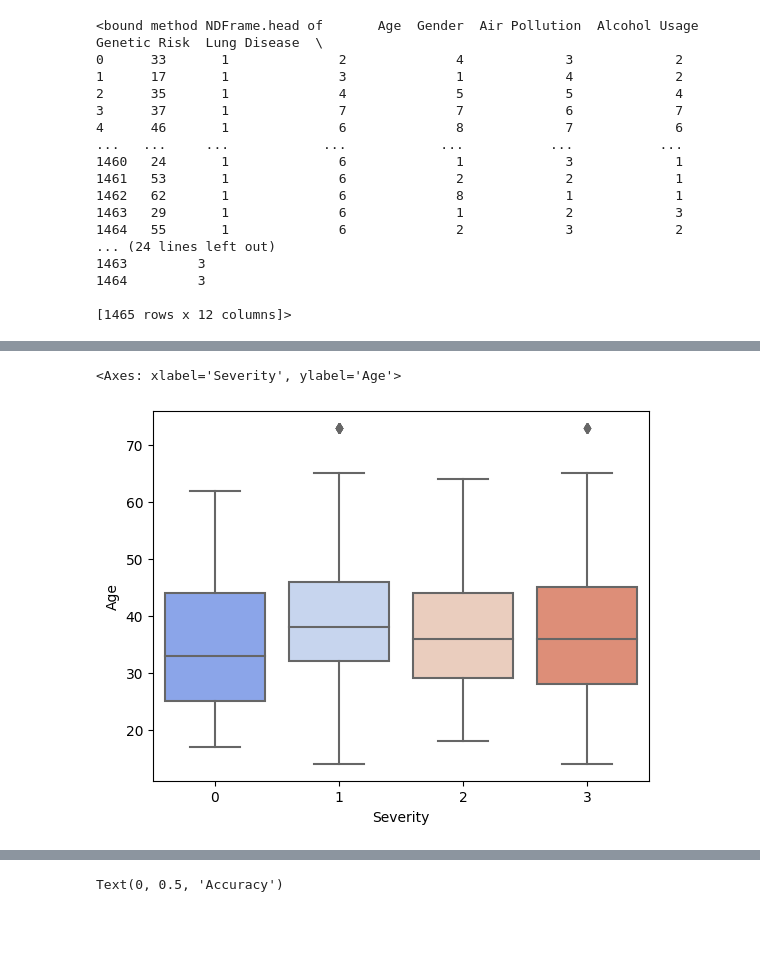
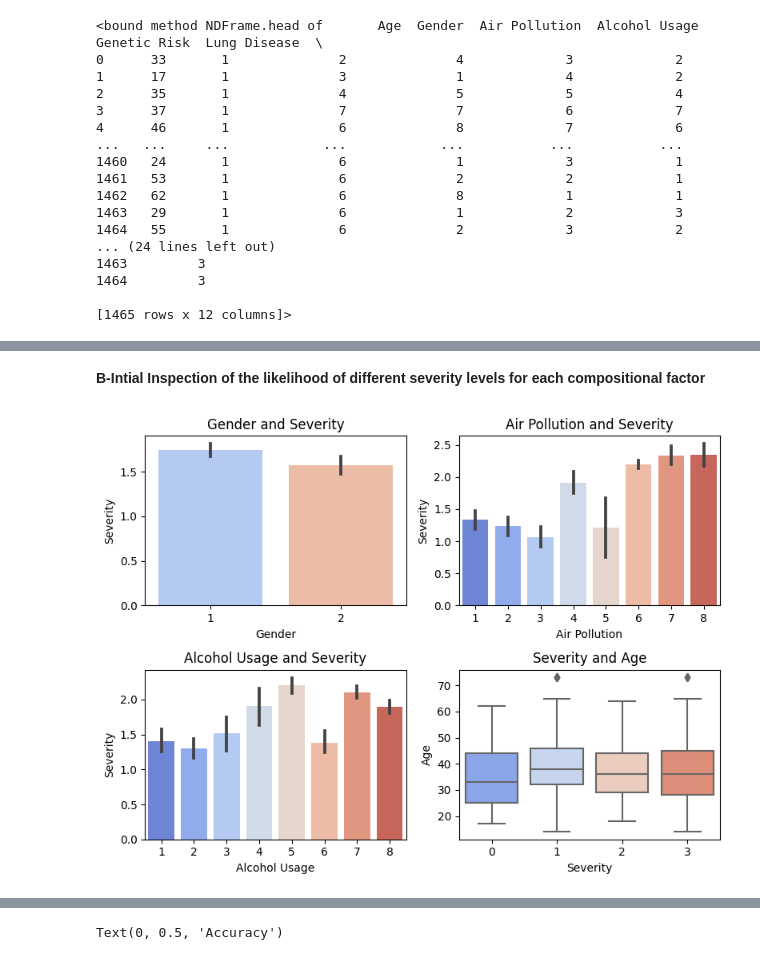
Before and after one commit to IbrahimTGhanem/ML_datathons, a Jupyter notebook: Datathon_1.ipynb, the cells around one changed output, grey strips where cells are left out. Saved outputs shown, nothing was run; the diff lists cells and outputs as text; code cells hidden in the pictures; blank space fills up the shorter version.

```diff
--- a/Datathon_1.ipynb
+++ b/Datathon_1.ipynb
@@ -62,6 +48,29 @@ sns.barplot(df, x= "Alcohol Usage", y= "Severity", palette='coolwarm')
-# %%
-sns.boxplot(df, x= "Severity", y= "Age", palette='coolwarm')
-# %% [output]
-<Axes: xlabel='Severity', ylabel='Age'>
-[figure, removed]
+# %% [markdown]
+**B-Intial Inspection of the likelihood of different severity levels for each compositional factor**
+# %%
+fig, axes = plt.subplots(2, 2, figsize=(8, 6))
+
+#Gender and Severity
+sns.barplot(data=df, x="Gender", y="Severity", palette='coolwarm', ax=axes[0, 0])
+axes[0, 0].set_title("Gender and Severity")
+
+#Air Pollution and Severity
+sns.barplot(data=df, x="Air Pollution", y="Severity", palette='coolwarm', ax=axes[0, 1])
+axes[0, 1].set_title("Air Pollution and Severity")
+
+#Alcohol Usage and Severity
+sns.barplot(data=df, x="Alcohol Usage", y="Severity", palette='coolwarm', ax=axes[1, 0])
+axes[1, 0].set_title("Alcohol Usage and Severity")
+
+#Severity and Age
+sns.boxplot(data=df, x="Severity", y="Age", palette='coolwarm', ax=axes[1, 1])
+axes[1, 1].set_title("Severity and Age")
+
+#plot layout
+plt.tight_layout()
+
+#visualize plots
+plt.show()
+# %% [output]
+[figure, added]
 # %%
```
Also changed, not shown: parts of 21 cells of this notebook.
